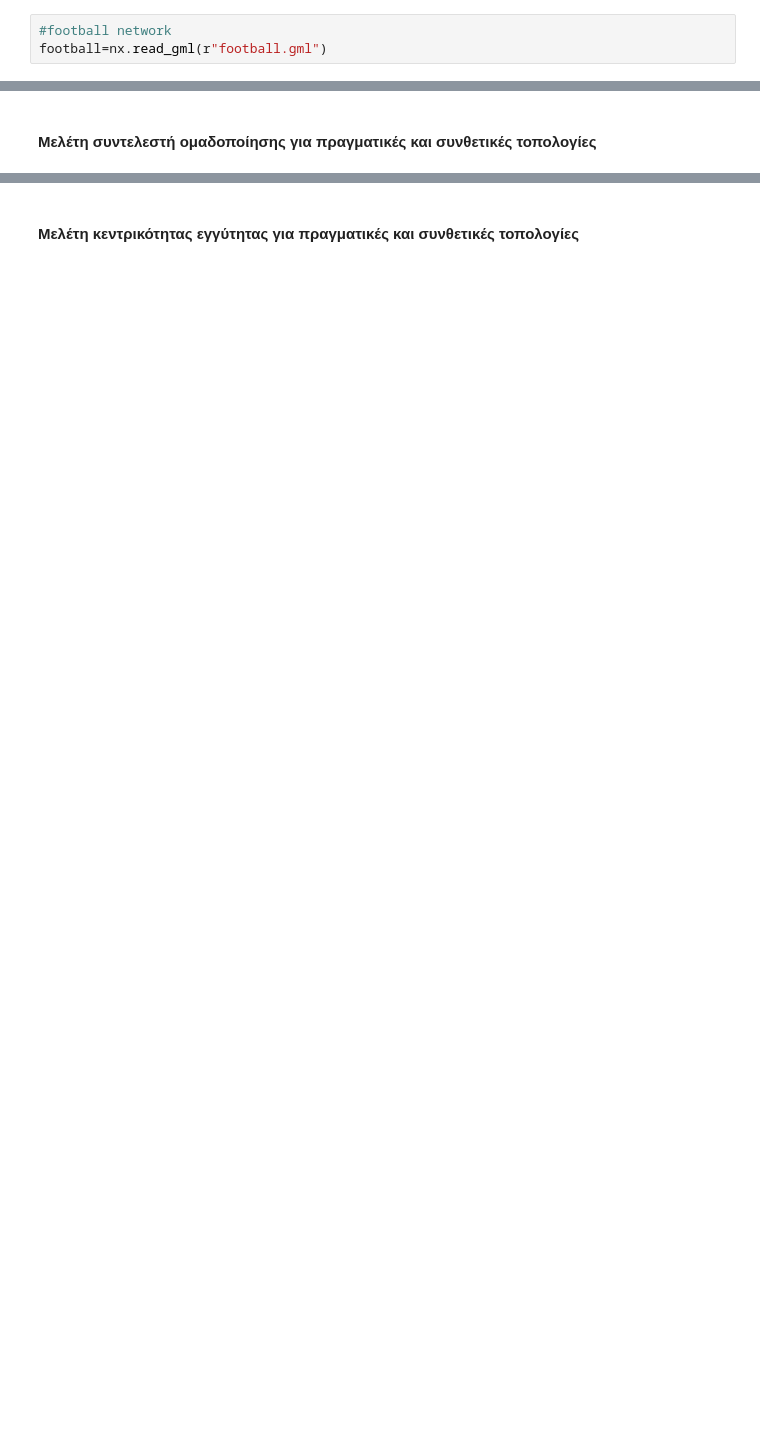
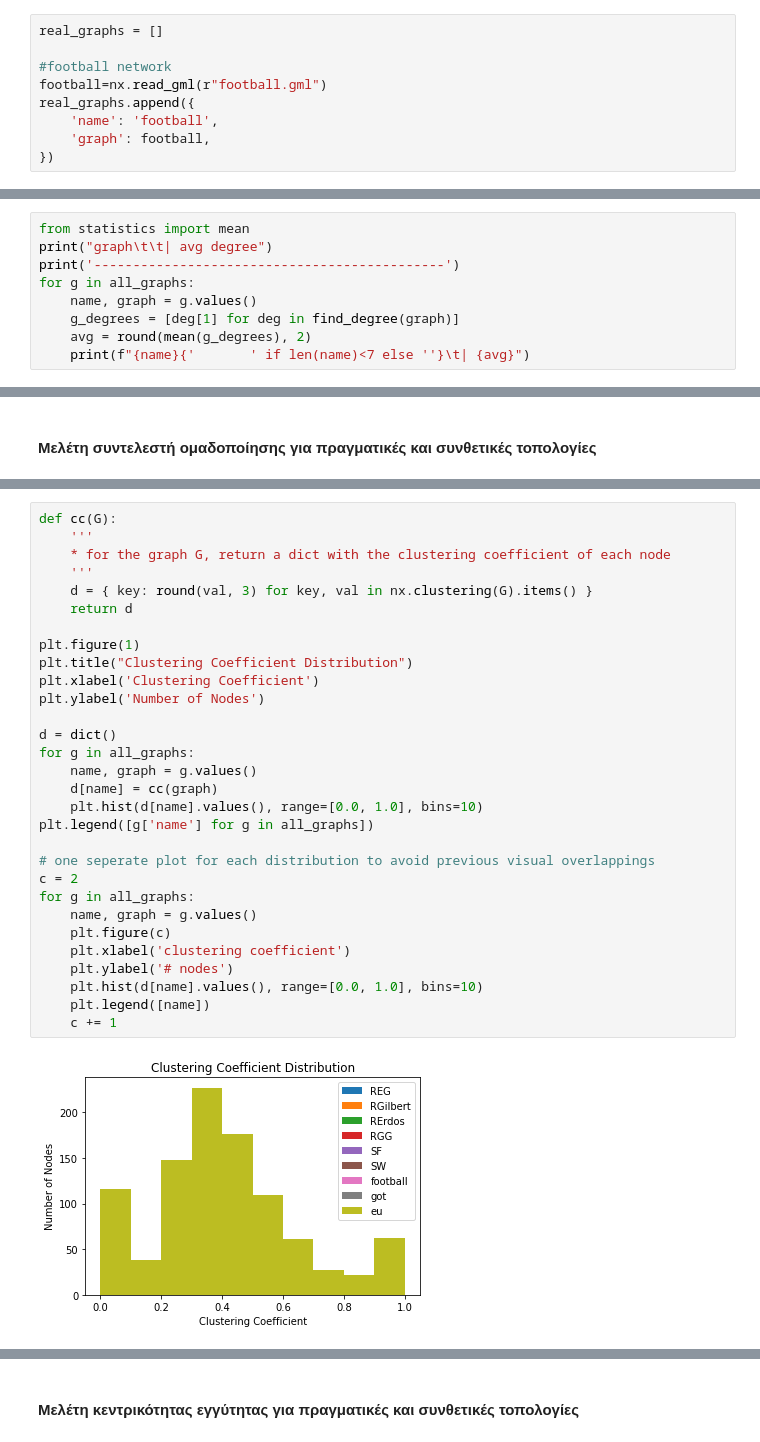
Before and after one commit to John-Atha/social-networks-NTUA, a Jupyter notebook: ex2/lab2_2021_student_version.ipynb, the cells around one changed output, grey strips where cells are left out. Cells and saved outputs as stored; diff of their text form; blank space fills up the shorter version.

```diff
--- a/ex2/lab2_2021_student_version.ipynb
+++ b/ex2/lab2_2021_student_version.ipynb
@@ -71,6 +112,12 @@ random.seed(seedno)
 # %%
+real_graphs = []
+
 #football network
 football=nx.read_gml(r"football.gml")
+real_graphs.append({
+    'name': 'football',
+    'graph': football,
+})
 # %%
 #Game of thrones network
 import csv
@@ -91,0 +212,9 @@ eu=nx.read_edgelist("email-Eu-core.txt",create_using=nx.Graph())
+# %%
+from statistics import mean
+print("graph\t\t| avg degree")
+print('---------------------------------------------')
+for g in all_graphs:
+    name, graph = g.values()
+    g_degrees = [deg[1] for deg in find_degree(graph)]
+    avg = round(mean(g_degrees), 2)
+    print(f"{name}{'       ' if len(name)<7 else ''}\t| {avg}")
@@ -93,0 +237,32 @@ eu=nx.read_edgelist("email-Eu-core.txt",create_using=nx.Graph())
+# %%
+def cc(G):
+    '''
+    * for the graph G, return a dict with the clustering coefficient of each node
+    '''
+    d = { key: round(val, 3) for key, val in nx.clustering(G).items() }
+    return d
+
+plt.figure(1)
+plt.title("Clustering Coefficient Distribution")
+plt.xlabel('Clustering Coefficient')
+plt.ylabel('Number of Nodes')
+
+d = dict()
+for g in all_graphs:
+    name, graph = g.values()
+    d[name] = cc(graph)
+    plt.hist(d[name].values(), range=[0.0, 1.0], bins=10)
+plt.legend([g['name'] for g in all_graphs])
+
+# one seperate plot for each distribution to avoid previous visual overlappings
+c = 2
+for g in all_graphs:
+    name, graph = g.values()
+    plt.figure(c)
+    plt.xlabel('clustering coefficient')
+    plt.ylabel('# nodes')
+    plt.hist(d[name].values(), range=[0.0, 1.0], bins=10)
+    plt.legend([name])
+    c += 1
+# %% [output]
+[figure, added]
```
Also changed, not shown: parts of 23 cells of this notebook, 3 other files.
